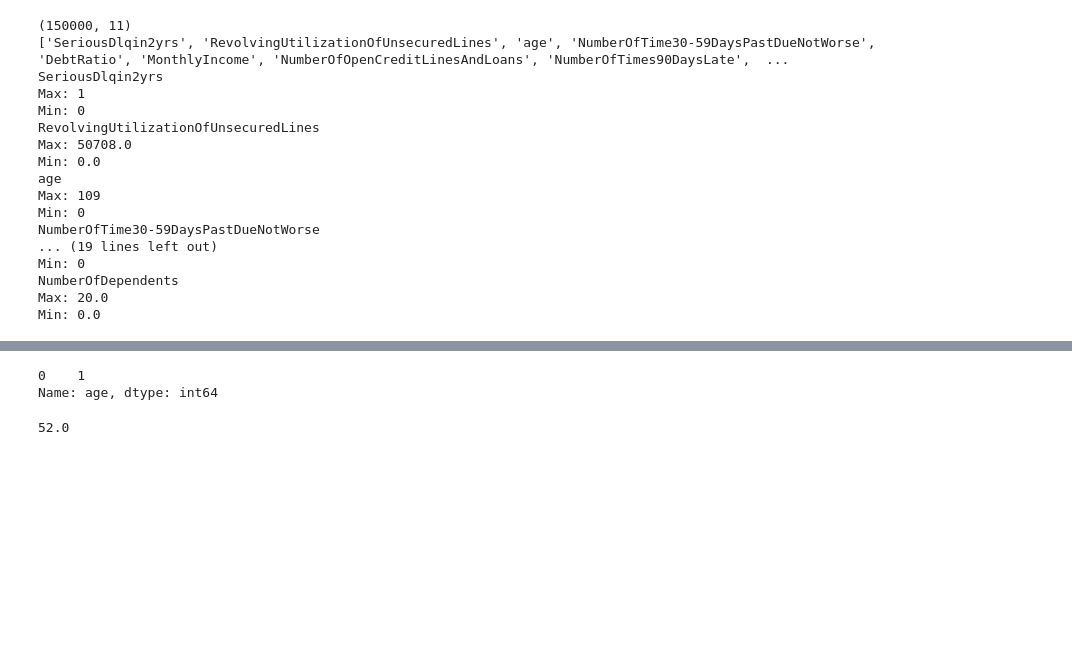
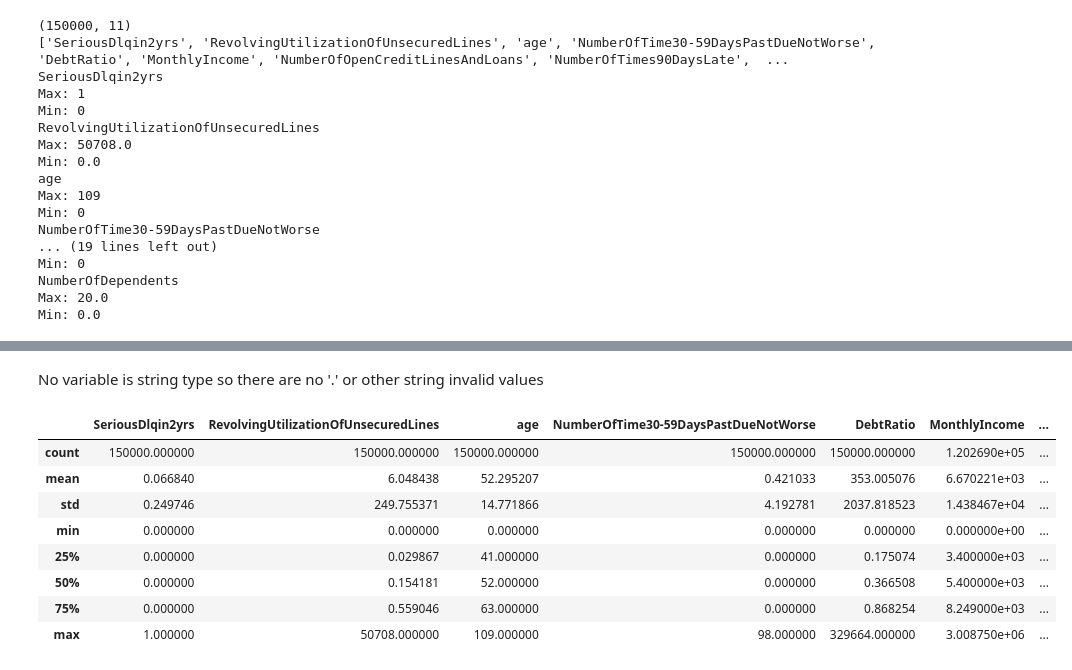
Before and after one commit to TarunMadan93/CreditScorecard, a Jupyter notebook: credit_scorecard_devlopment.ipynb, the cells around one changed output, grey strips where cells are left out. Cells and saved outputs as stored; diff of their text form; code cells hidden in the pictures; blank space fills up the shorter version.

```diff
--- a/credit_scorecard_devlopment.ipynb
+++ b/credit_scorecard_devlopment.ipynb
@@ -72,13 +79,18 @@ MonthlyIncome
 [figure]
 ... (10 outputs left out)
-# %%
-df.loc[(df['age']<18)]['age'].value_counts()
-# %% [output]
-0    1
-Name: age, dtype: int64
-# %%
-df['age'].median()
-# %% [output]
-52.0
+# %% [markdown]
+No variable is string type so there are no '.' or other string invalid values
+# %%
+df.describe()
+# %% [output]
+|  | SeriousDlqin2yrs | RevolvingUtilizationOfUnsecuredLines | age | NumberOfTime30-59DaysPastDueNotWorse | DebtRatio | MonthlyIncome | ... |
+| count | 150000.000000 | 150000.000000 | 150000.000000 | 150000.000000 | 150000.000000 | 1.202690e+05 | ... |
+| mean | 0.066840 | 6.048438 | 52.295207 | 0.421033 | 353.005076 | 6.670221e+03 | ... |
+| std | 0.249746 | 249.755371 | 14.771866 | 4.192781 | 2037.818523 | 1.438467e+04 | ... |
+| min | 0.000000 | 0.000000 | 0.000000 | 0.000000 | 0.000000 | 0.000000e+00 | ... |
+| 25% | 0.000000 | 0.029867 | 41.000000 | 0.000000 | 0.175074 | 3.400000e+03 | ... |
+| 50% | 0.000000 | 0.154181 | 52.000000 | 0.000000 | 0.366508 | 5.400000e+03 | ... |
+| 75% | 0.000000 | 0.559046 | 63.000000 | 0.000000 | 0.868254 | 8.249000e+03 | ... |
+| max | 1.000000 | 50708.000000 | 109.000000 | 98.000000 | 329664.000000 | 3.008750e+06 | ... |
 # %%
 for c in df.columns:
```
Also changed, not shown: parts of 22 cells of this notebook.
